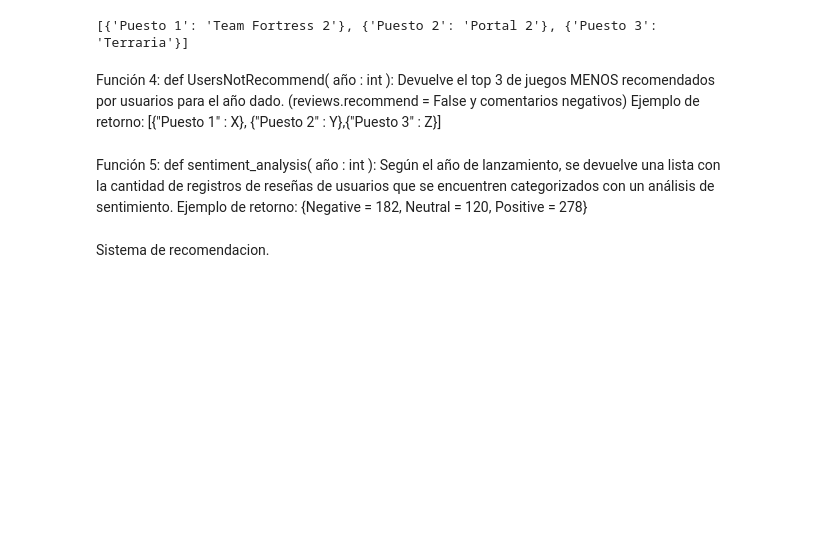
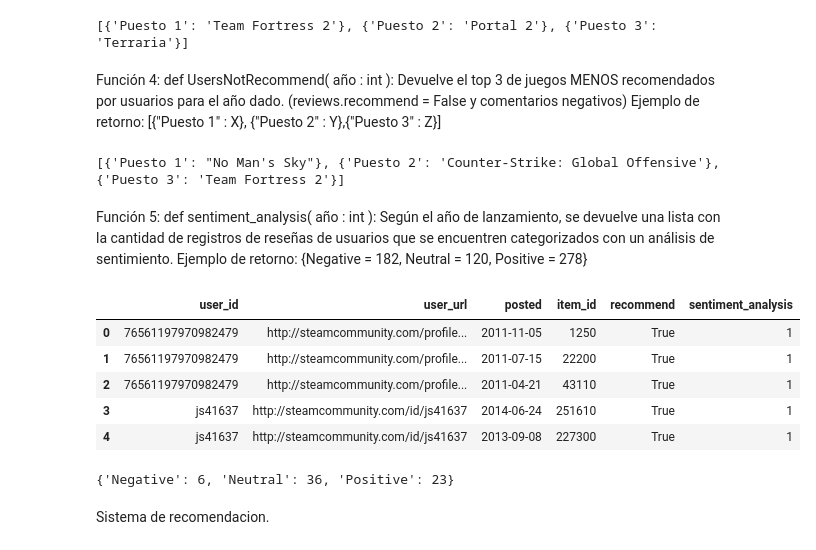
Before and after one commit to jhonevergallegoate/Jhonevergallegoate_PI_ML_OPS-01, a Jupyter notebook: EDA.ipynb, the cells around one changed output. Cells and saved outputs as stored; diff of their text form; code cells hidden in the pictures; blank space fills up the shorter version.

Commit message:
EDA y ETL completos y funcionando

```diff
--- a/EDA.ipynb
+++ b/EDA.ipynb
@@ -278,3 +299,10 @@ Función 4:  def UsersNotRecommend( año : int ): Devuelve el top 3 de juegos ME
+# %%
+# Hacemos una prueba de la funcion 4.
+año_deseado = 2023  # Cambia el año según tus necesidades
+resultado = UsersRecommend(año_deseado, df_games_reviews)
+print(resultado)
+# %% [output]
+[{'Puesto 1': "No Man's Sky"}, {'Puesto 2': 'Counter-Strike: Global Offensive'}, {'Puesto 3': 'Team Fortress 2'}]
 # %% [markdown]
 Función 5:  def sentiment_analysis( año : int ): Según el año de lanzamiento, se devuelve una lista con la cantidad de registros
             de reseñas de usuarios que se encuentren categorizados con un análisis de sentimiento.
@@ -281,0 +312,10 @@ Función 5:  def sentiment_analysis( año : int ): Según el año de lanzamiento
+# %%
+df_sentimental = pd.read_csv('./DATA API/df_sentimental.csv')
+df_sentimental.head()
+# %% [output]
+|  | user_id | user_url | posted | item_id | recommend | sentiment_analysis |
+| 0 | 76561197970982479 | http://steamcommunity.com/profile... | 2011-11-05 | 1250 | True | 1 |
+| 1 | 76561197970982479 | http://steamcommunity.com/profile... | 2011-07-15 | 22200 | True | 1 |
+| 2 | 76561197970982479 | http://steamcommunity.com/profile... | 2011-04-21 | 43110 | True | 1 |
+| 3 | js41637 | http://steamcommunity.com/id/js41637 | 2014-06-24 | 251610 | True | 1 |
+| 4 | js41637 | http://steamcommunity.com/id/js41637 | 2013-09-08 | 227300 | True | 1 |
@@ -282,3 +338,9 @@ Función 5:  def sentiment_analysis( año : int ): Según el año de lanzamiento
+# %%
+year = 2010 # Cambia el año según tus necesidades
+result = sentiment_analysis(df_sentimental, year)
+print(result)
+# %% [output]
+{'Negative': 6, 'Neutral': 36, 'Positive': 23}
 # %% [markdown]
 Sistema de recomendacion.
 # %%
```
Also changed, not shown: parts of 9 cells of this notebook, 4 other files.
